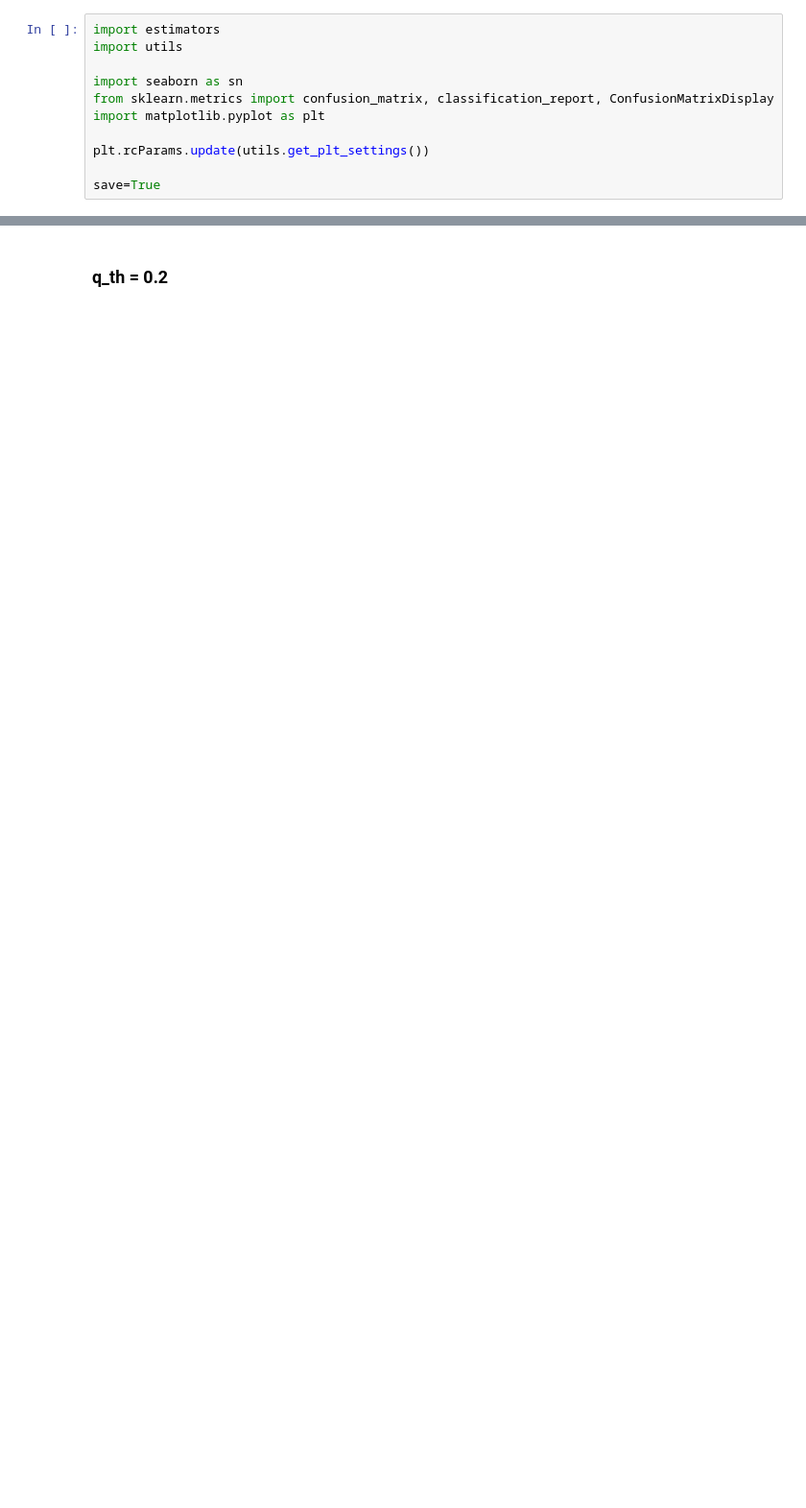
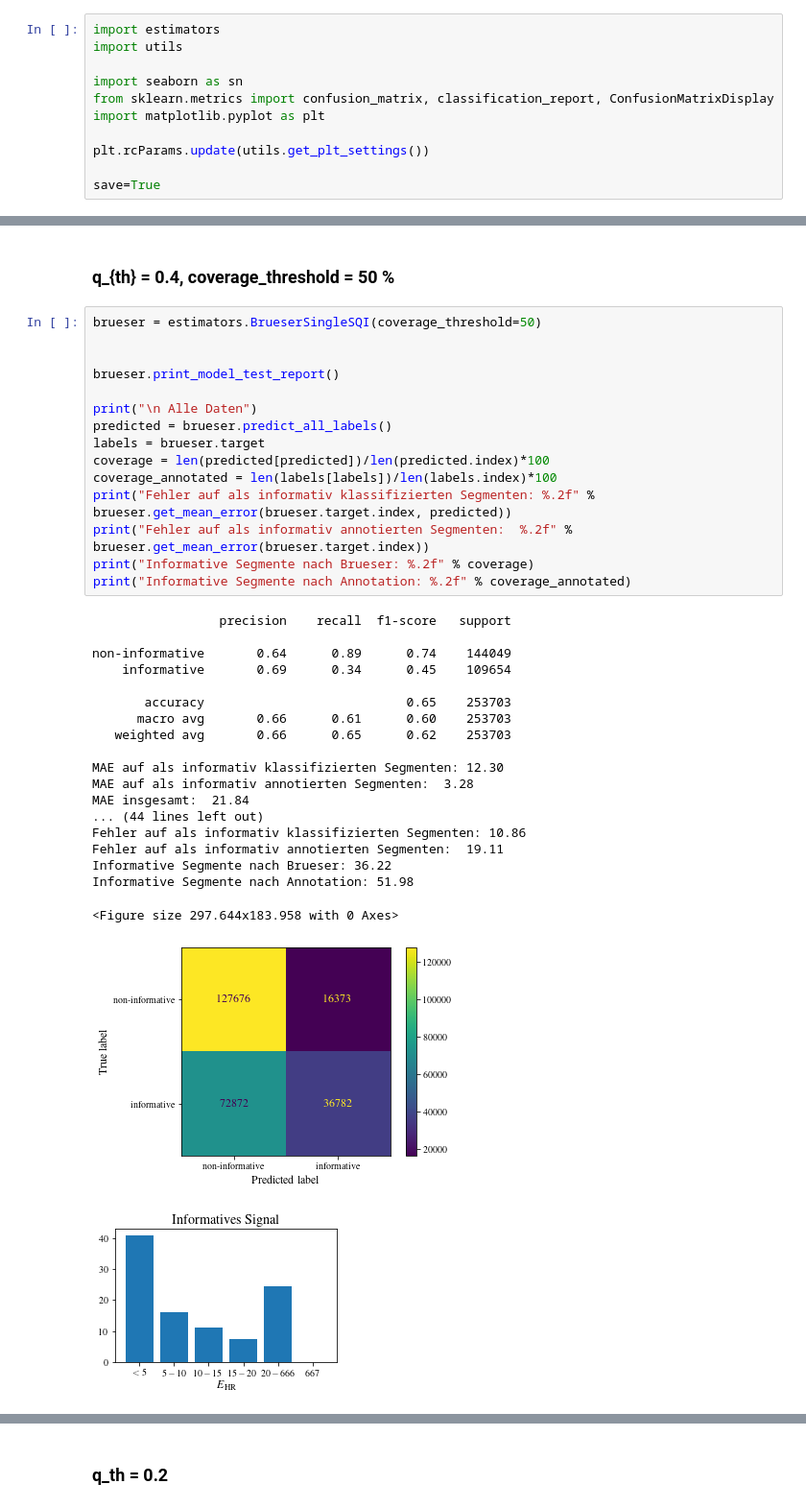
Before and after one commit to Zianor/Bachelorarbeit, a Jupyter notebook: Implementation/src/notebooks/brueser_results.ipynb, the cells around one changed output, grey strips where cells are left out. Shown at 96% size. Drawn from its saved outputs; the diff is of its cells as text; blank space fills up the shorter version.

```diff
--- a/Implementation/src/notebooks/brueser_results.ipynb
+++ b/Implementation/src/notebooks/brueser_results.ipynb
@@ -59,0 +59,38 @@ Informative Segmente nach Annotation: 51.98
+# %% [markdown]
+### q_{th} = 0.4, coverage_threshold = 50 %
+# %%
+brueser = estimators.BrueserSingleSQI(coverage_threshold=50)
+
+
+brueser.print_model_test_report()
+
+print("\n Alle Daten")
+predicted = brueser.predict_all_labels()
+labels = brueser.target
+coverage = len(predicted[predicted])/len(predicted.index)*100
+coverage_annotated = len(labels[labels])/len(labels.index)*100
+print("Fehler auf als informativ klassifizierten Segmenten: %.2f" % brueser.get_mean_error(brueser.target.index, predicted))
+print("Fehler auf als informativ annotierten Segmenten:  %.2f" % brueser.get_mean_error(brueser.target.index))
+print("Informative Segmente nach Brueser: %.2f" % coverage)
+print("Informative Segmente nach Annotation: %.2f" % coverage_annotated)
+# %% [output]
+                 precision    recall  f1-score   support
+
+non-informative       0.64      0.89      0.74    144049
+    informative       0.69      0.34      0.45    109654
+
+       accuracy                           0.65    253703
+      macro avg       0.66      0.61      0.60    253703
+   weighted avg       0.66      0.65      0.62    253703
+
+MAE auf als informativ klassifizierten Segmenten: 12.30
+MAE auf als informativ annotierten Segmenten:  3.28
+MAE insgesamt:  21.84
+... (44 lines left out)
+Fehler auf als informativ klassifizierten Segmenten: 10.86
+Fehler auf als informativ annotierten Segmenten:  19.11
+Informative Segmente nach Brueser: 36.22
+Informative Segmente nach Annotation: 51.98
+<Figure size 297.644x183.958 with 0 Axes>
+[figure, added]
+[figure, added]
```
Also changed, not shown: parts of 12 cells of this notebook, 1 other file.
